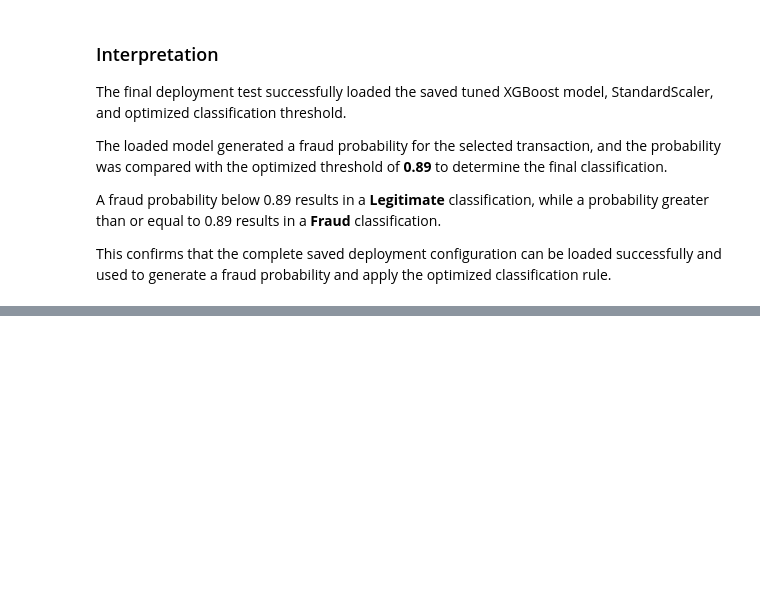
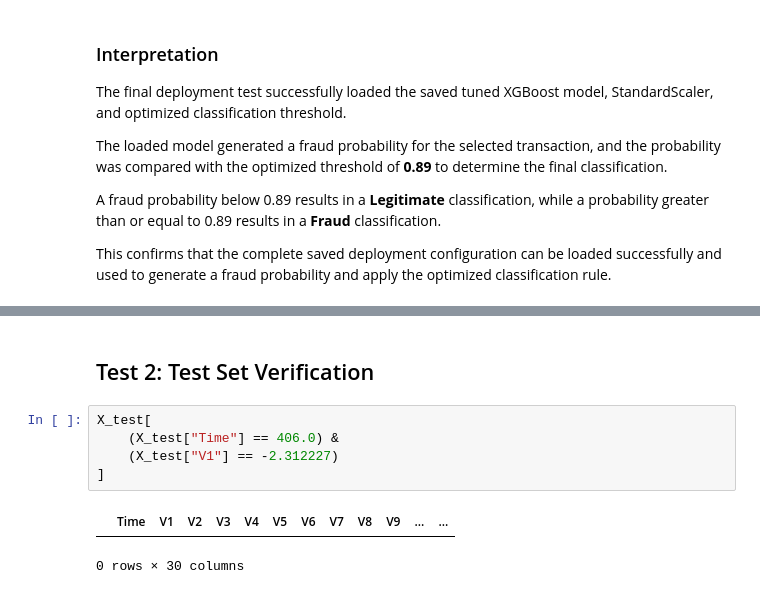
Before and after one commit to Onwuanabile-Sylvia/fraud-detection, a Jupyter notebook: notebooks/Sylvia_Fraud_Detection_Project.ipynb, the cells around one changed output, grey strips where cells are left out. Saved outputs shown, nothing was run; the diff lists cells and outputs as text; blank space fills up the shorter version.

```diff
--- a/notebooks/Sylvia_Fraud_Detection_Project.ipynb
+++ b/notebooks/Sylvia_Fraud_Detection_Project.ipynb
@@ -3191,0 +3189,10 @@ This confirms that the complete saved deployment configuration can be loaded suc
+# %% [markdown]
+## Test 2: Test Set Verification
+# %%
+X_test[
+    (X_test["Time"] == 406.0) &
+    (X_test["V1"] == -2.312227)
+]
+# %% [output]
+|  | Time | V1 | V2 | V3 | V4 | V5 | V6 | V7 | V8 | V9 | ... | ... |
+0 rows × 30 columns
```
Also changed, not shown: parts of 36 cells of this notebook, 9 other files.
